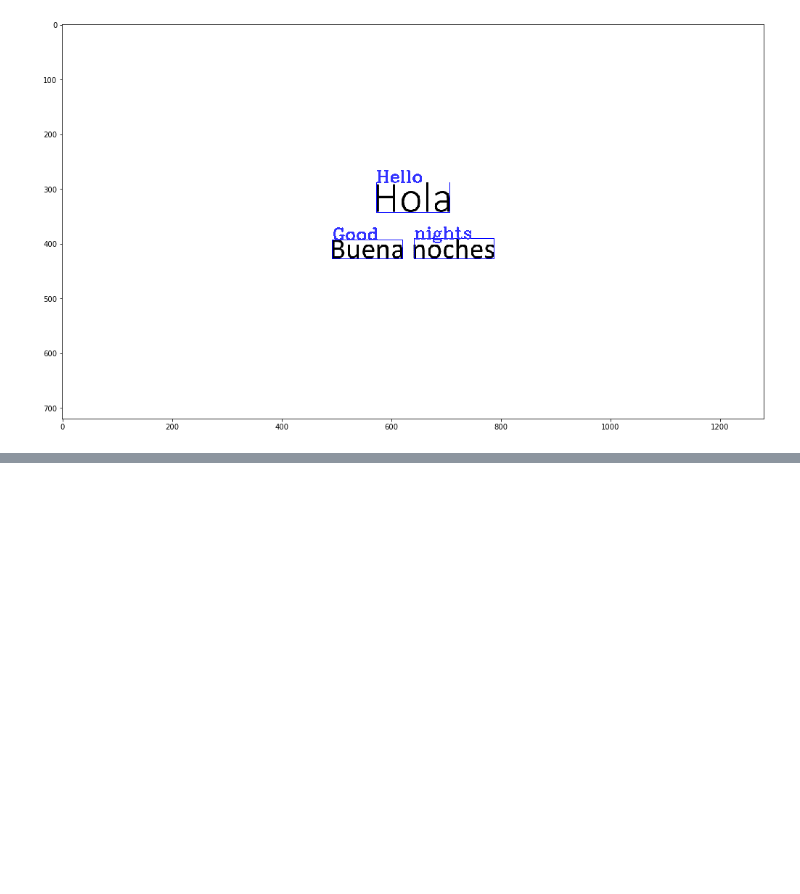
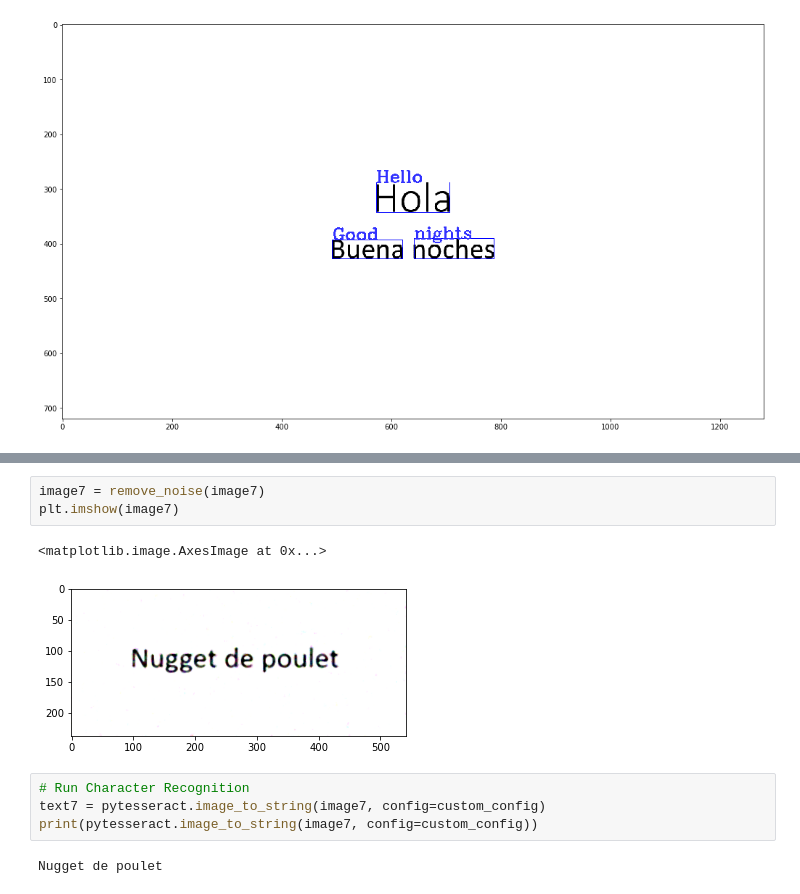
Before and after one commit to I-anS/OCR-Speech-Translator, a Jupyter notebook: Translator.ipynb, the cells around one changed output, grey strips where cells are left out. Saved outputs shown, nothing was run; the diff lists cells and outputs as text; blank space fills up the shorter version.

```diff
--- a/Translator.ipynb
+++ b/Translator.ipynb
@@ -545,0 +438,12 @@ plt.imshow(image5, interpolation='nearest')
+# %%
+image7 = remove_noise(image7)
+plt.imshow(image7)
+# %% [output]
+<matplotlib.image.AxesImage at 0x...>
+[figure, added]
+# %%
+# Run Character Recognition
+text7 = pytesseract.image_to_string(image7, config=custom_config)
+print(pytesseract.image_to_string(image7, config=custom_config))
+# %% [output]
+Nugget de poulet
```
Also changed, not shown: parts of 52 cells of this notebook, 11 other files.
